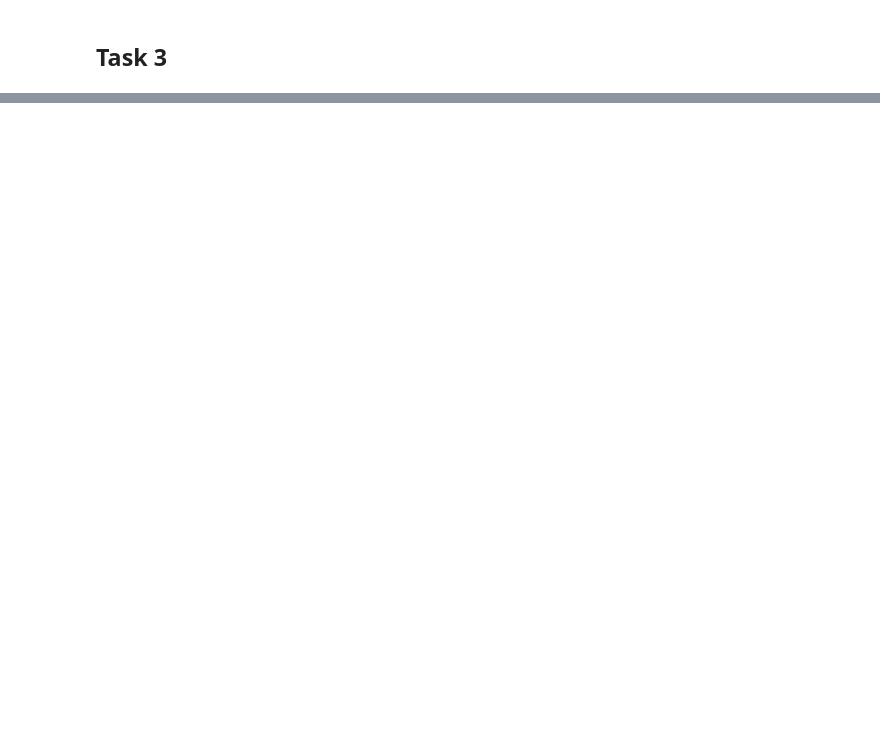
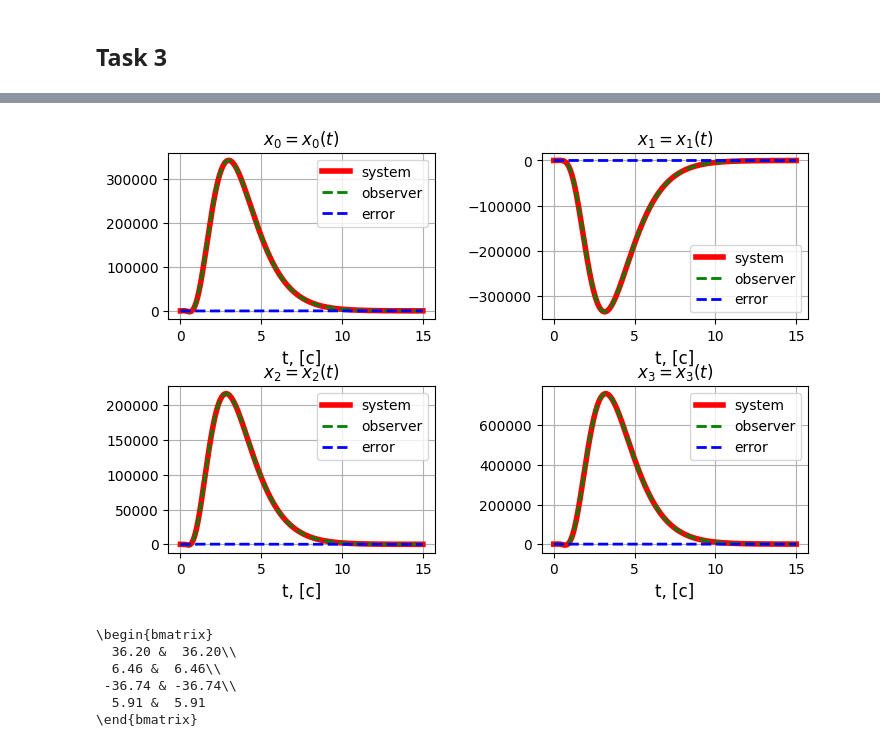
Before and after one commit to lalayants/control-theory-itmo-2023-2024, a Jupyter notebook: spring/Lab8/lab8.ipynb, the cells around one changed output, grey strips where cells are left out. Drawn from its saved outputs; the diff is of its cells as text; code cells hidden in the pictures; blank space fills up the shorter version.

```diff
--- a/spring/Lab8/lab8.ipynb
+++ b/spring/Lab8/lab8.ipynb
@@ -221,7 +221,7 @@ for indx, specs in enumerate(task1_specs):
     ts = get_t(10)
     original_resp, observer_resp = task2_simulate(task2_A, task2_C, L, task2_x0, task2_xh0, ts)
 
-    fig, axs = plt.subplots(2, 2, figsize=(16, 6))
+    fig, axs = plt.subplots(2, 2, figsize=(8, 5))
     plt.subplots_adjust(left=0.1, bottom=0.1, right=0.9, top=0.9, wspace=0.4,hspace=0.4)
     for i in range(original_resp.states.shape[0]):
         axs[i//2, i % 2].plot(ts, original_resp.states[i], color='r', linewidth=4, label='system')
@@ -306,17 +383,19 @@ yh = task3_C @ xh
 
 u = K @ xh
 # %%
-fig, axs = plt.subplots(2, 2, figsize=(16, 6))
+fig, axs = plt.subplots(2, 2, figsize=(8, 5))
 plt.subplots_adjust(left=0.1, bottom=0.1, right=0.9, top=0.9, wspace=0.4,hspace=0.4)
 for i in range(original_resp.states.shape[0]):
     axs[i//2, i % 2].plot(ts, x[i], color='r', linewidth=4, label='system')
     axs[i//2, i % 2].plot(ts, xh[i], '--', color='g', linewidth = 2, label='observer')
     axs[i//2, i % 2].plot(ts, e[i], '--', color='b', linewidth = 2, label='error')
     axs[i//2, i % 2].set_title(f'$x_{i} = x_{i}(t)$', fontsize=12)
     axs[i//2, i % 2].set_xlabel(f"t, [c]", fontsize=12)
     axs[i//2, i % 2].grid(True)
     axs[i//2, i % 2].legend()
 plt.savefig(f'{SAVE_PATH}/task3_states.jpg')
+# %% [output]
+[figure, added]
 # %%
 fig, axs = plt.subplots(1, 2, figsize=(16, 6))
 plt.subplots_adjust(left=0.1, bottom=0.1, right=0.9, top=0.9, wspace=0.4,hspace=0.4)
@@ -343,3 +422,12 @@ plt.title(f'$u = u(t)$', fontsize=12)
 plt.xlabel(f"t, [c]", fontsize=12)
 plt.grid(True)
 plt.savefig(f'{SAVE_PATH}/task3_u.jpg')
+# %%
+a2l.to_ltx(L)
+# %% [output]
+\begin{bmatrix}
+  36.20 &  36.20\\
+  6.46 &  6.46\\
+ -36.74 & -36.74\\
+  5.91 &  5.91
+\end{bmatrix}
```
Also changed, not shown: parts of 3 cells of this notebook, 3 other files.
